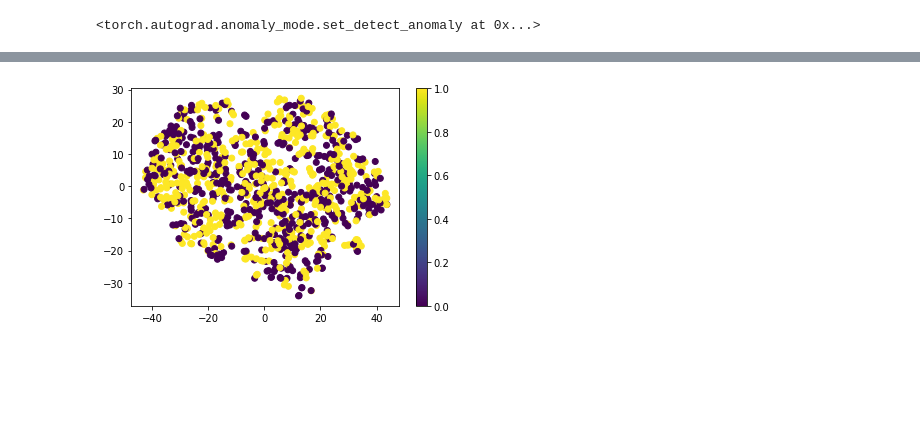
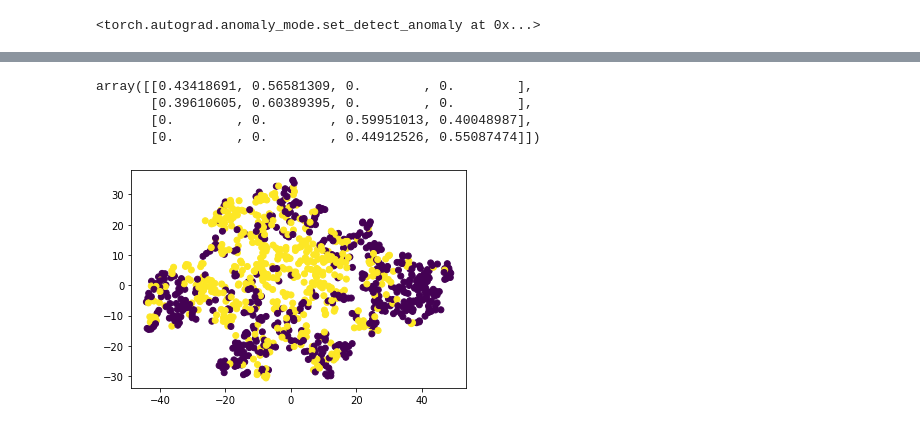
Before and after one commit to theabrusch/Multiview_TS_SSL, a Jupyter notebook: synthetic_data.ipynb, the cells around one changed output, grey strips where cells are left out. Saved outputs shown, nothing was run; the diff lists cells and outputs as text; code cells hidden in the pictures; blank space fills up the shorter version.

```diff
--- a/synthetic_data.ipynb
+++ b/synthetic_data.ipynb
@@ -175,5 +207,5 @@ class Multiview(nn.Module):
 # %%
-simulator_type = 'simulated_cpc'
+simulator_type = 'simulated_multiview'
 pretraining_setup = 'multiview'
 # %%
 layers = 2
@@ -186,7 +218,7 @@ conv_layers = []
 for i in range(layers):
     conv_layers.append(nn.Conv1d(channels[i], channels[i+1], kernel_size[i], stride[i], padding[i]))
     conv_layers.append(nn.BatchNorm1d(channels[i+1]))
-    conv_layers.append(nn.MaxPool1d(2))
+    conv_layers.append(nn.MaxPool1d(4))
     conv_layers.append(nn.ReLU(inplace=False))
 encoder = nn.Sequential(*conv_layers)
 # mac mps
@@ -207,10 +239,10 @@ sigma = 0.1
 fs = 100
 length = 4
 if simulator_type == 'simulated_cpc':
-    groups_of_dep_var = 4*[1]
-    n_sources = 4*[2]
+    groups_of_dep_var = 2*[2]
+    n_sources = 2*[2]
 elif simulator_type == 'simulated_multiview':
-    n_sources = [2]
+    n_sources = [4]
     groups_of_dep_var = [4]
 simulator = pretraining_data_simulator(n_sources = n_sources, groups_of_dep_var=groups_of_dep_var, sigma = sigma, fs=fs, length=2*length, simulator_type=simulator_type, normalize_emission= True, seed = 0)
 
@@ -256,8 +311,8 @@ fs = 100
 length = 4
 simulator_type = 'simulated_cpc'
 if simulator_type == 'simulated_cpc':
-    groups_of_dep_var = 4*[1]
-    n_sources = 4*[2]
+    groups_of_dep_var = 2*[2]
+    n_sources = 2*[2]
 elif simulator_type == 'simulated_multiview':
     n_sources = [4]
     groups_of_dep_var = [4]
@@ -266,6 +321,13 @@ test_data, sources, emission, label = simulator.generate(1000, return_sources=Tr
 test_y = label
 test_dataset = SSL_dataset(torch.from_numpy(test_data).transpose(1,2), test_y,standardize_channels=False)
 test_loader = DataLoader(test_dataset, batch_size=32, shuffle=True)
+# %%
+simulator.emission_matrix
+# %% [output]
+array([[0.43418691, 0.56581309, 0.        , 0.        ],
+       [0.39610605, 0.60389395, 0.        , 0.        ],
+       [0.        , 0.        , 0.59951013, 0.40048987],
+       [0.        , 0.        , 0.44912526, 0.55087474]])
 # %%
 # get all latent variables and y from test set
 model.eval()
@@ -284,7 +346,6 @@ tsne = TSNE(n_components=2, random_state=0)
 z = tsne.fit_transform(latents)
 # %%
 plt.scatter(z[:, 0], z[:, 1], c=y)
-plt.colorbar()
 plt.show()
 # %% [output]
-[figure, old version]
+[figure, new version]
```
Also changed, not shown: parts of 12 cells of this notebook, 15 other files.
